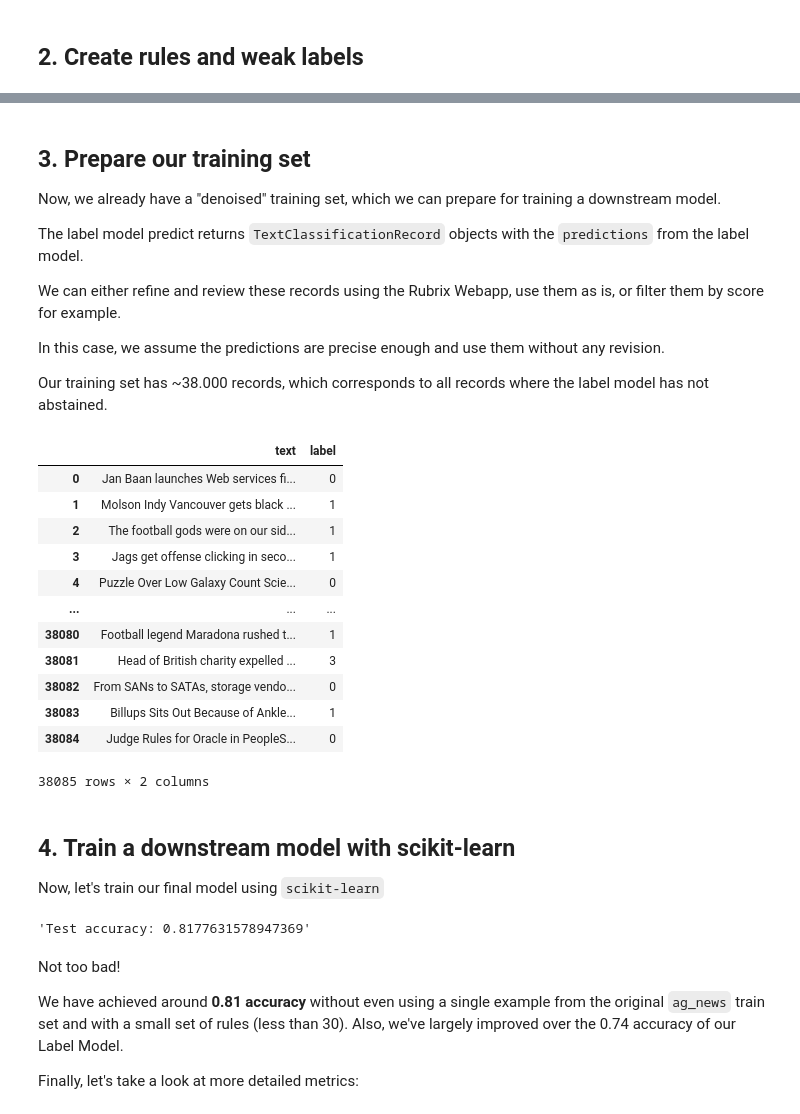
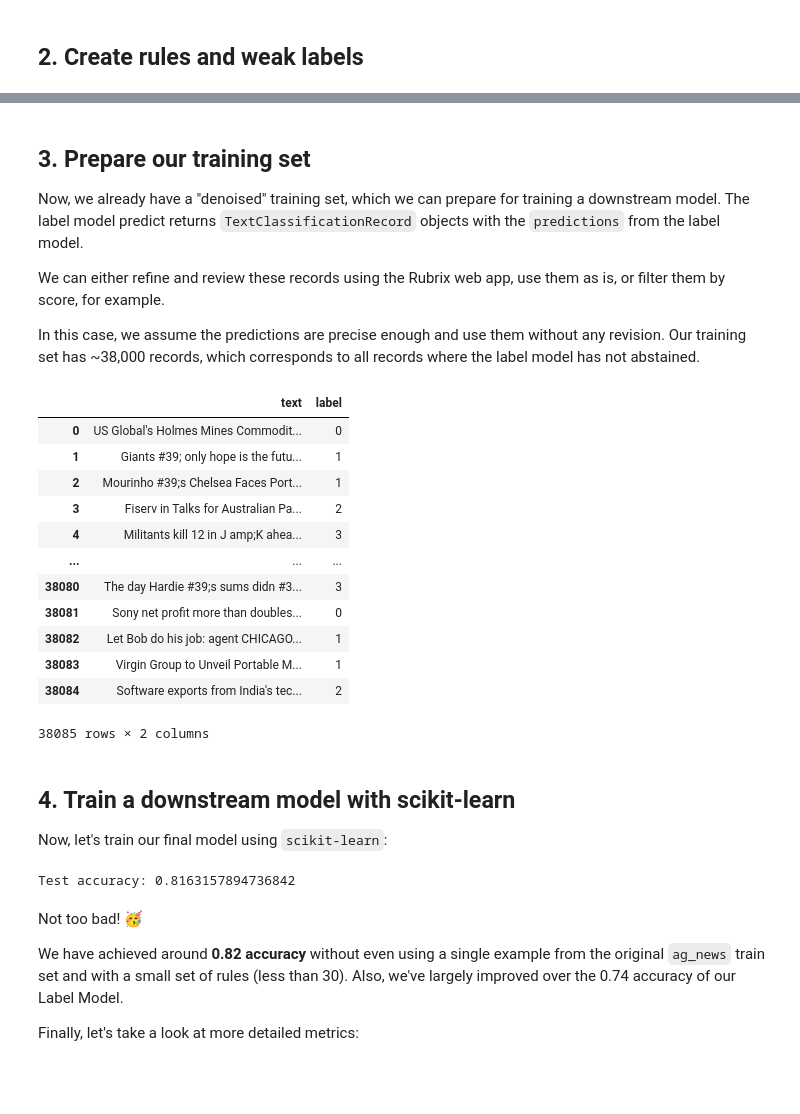
Before and after one commit to argilla-io/argilla, a Jupyter notebook: docs/tutorials/weak-supervision-with-rubrix.ipynb, the cells around one changed output, grey strips where cells are left out. Drawn from its saved outputs; the diff is of its cells as text; code cells hidden in the pictures; blank space fills up the shorter version.

```diff
--- a/docs/tutorials/weak-supervision-with-rubrix.ipynb
+++ b/docs/tutorials/weak-supervision-with-rubrix.ipynb
@@ -143,36 +181,38 @@ WARNING:rubrix.labeling.text_classification.label_models:Metrics are only calcul
 ## 3. Prepare our training set
 
 Now, we already have a "denoised" training set, which we can prepare for training a downstream model.
-
 The label model predict returns `TextClassificationRecord` objects with the `predictions` from the label model.
 
-We can either refine and review these records using the Rubrix Webapp, use them as is, or filter them by score for example.
+We can either refine and review these records using the Rubrix web app, use them as is, or filter them by score, for example.
 
 In this case, we assume the predictions are precise enough and use them without any revision.
-
-Our training set has ~38.000 records, which corresponds to all records where the label model has not abstained.
+Our training set has ~38,000 records, which corresponds to all records where the label model has not abstained.
 # %%
+# get records with the predictions from the label model
 records = label_model.predict()
 
 # build a simple dataframe with text and the prediction with the highest score
 df_train = pd.DataFrame([
     {"text": record.inputs["text"], "label": label_model.weak_labels.label2int[record.prediction[0][0]]}
     for record in records
 ])
-df_train
+
+# quick look at our training data with the weak labels from our label model
+with pd.option_context('display.max_colwidth', None):
+    display(df_train)
 # %% [output]
 |  | text | label |
-| 0 | Jan Baan launches Web services fi... | 0 |
-| 1 | Molson Indy Vancouver gets black ... | 1 |
-| 2 | The football gods were on our sid... | 1 |
-| 3 | Jags get offense clicking in seco... | 1 |
-| 4 | Puzzle Over Low Galaxy Count Scie... | 0 |
+| 0 | US Global's Holmes Mines Commodit... | 0 |
+| 1 | Giants #39; only hope is the futu... | 1 |
+| 2 | Mourinho #39;s Chelsea Faces Port... | 1 |
+| 3 | Fiserv in Talks for Australian Pa... | 2 |
+| 4 | Militants kill 12 in J amp;K ahea... | 3 |
 | ... | ... | ... |
-| 38080 | Football legend Maradona rushed t... | 1 |
-| 38081 | Head of British charity expelled ... | 3 |
-| 38082 | From SANs to SATAs, storage vendo... | 0 |
-| 38083 | Billups Sits Out Because of Ankle... | 1 |
-| 38084 | Judge Rules for Oracle in PeopleS... | 0 |
+| 38080 | The day Hardie #39;s sums didn #3... | 3 |
+| 38081 | Sony net profit more than doubles... | 0 |
+| 38082 | Let Bob do his job: agent CHICAGO... | 1 |
+| 38083 | Virgin Group to Unveil Portable M... | 1 |
+| 38084 | Software exports from India's tec... | 2 |
 38085 rows × 2 columns
 # %%
 # for the test set, we can retrieve the records with validated annotations (the original ag_news test set)
@@ -185,7 +226,7 @@ df_test['annotation'] = df_test['annotation'].apply(
 # %% [markdown]
 ## 4. Train a downstream model with scikit-learn
 
-Now, let's train our final model using `scikit-learn`
+Now, let's train our final model using `scikit-learn`:
 # %%
 from sklearn.feature_extraction.text import TfidfTransformer, CountVectorizer
 from sklearn.naive_bayes import MultinomialNB
@@ -201,18 +244,19 @@ classifier.fit(
     y=df_train.label.values
 )
 # %%
+# compute the test accuracy
 accuracy = classifier.score(
     X=df_test.text.tolist(),
     y=label_model.weak_labels.annotation()
 )
 
-f"Test accuracy: {accuracy}"
+print(f"Test accuracy: {accuracy}")
 # %% [output]
-'Test accuracy: 0.8177631578947369'
+Test accuracy: 0.8163157894736842
 # %% [markdown]
-Not too bad!
+Not too bad! 🥳
 
-We have achieved around **0.81 accuracy** without even using a single example from the original `ag_news` train set and with a small set of rules (less than 30). Also, we've largely improved over the 0.74 accuracy of our Label Model.
+We have achieved around **0.82 accuracy** without even using a single example from the original `ag_news` train set and with a small set of rules (less than 30). Also, we've largely improved over the 0.74 accuracy of our Label Model.
 
 Finally, let's take a look at more detailed metrics:
 # %%
```
Also changed, not shown: parts of 27 cells of this notebook.
